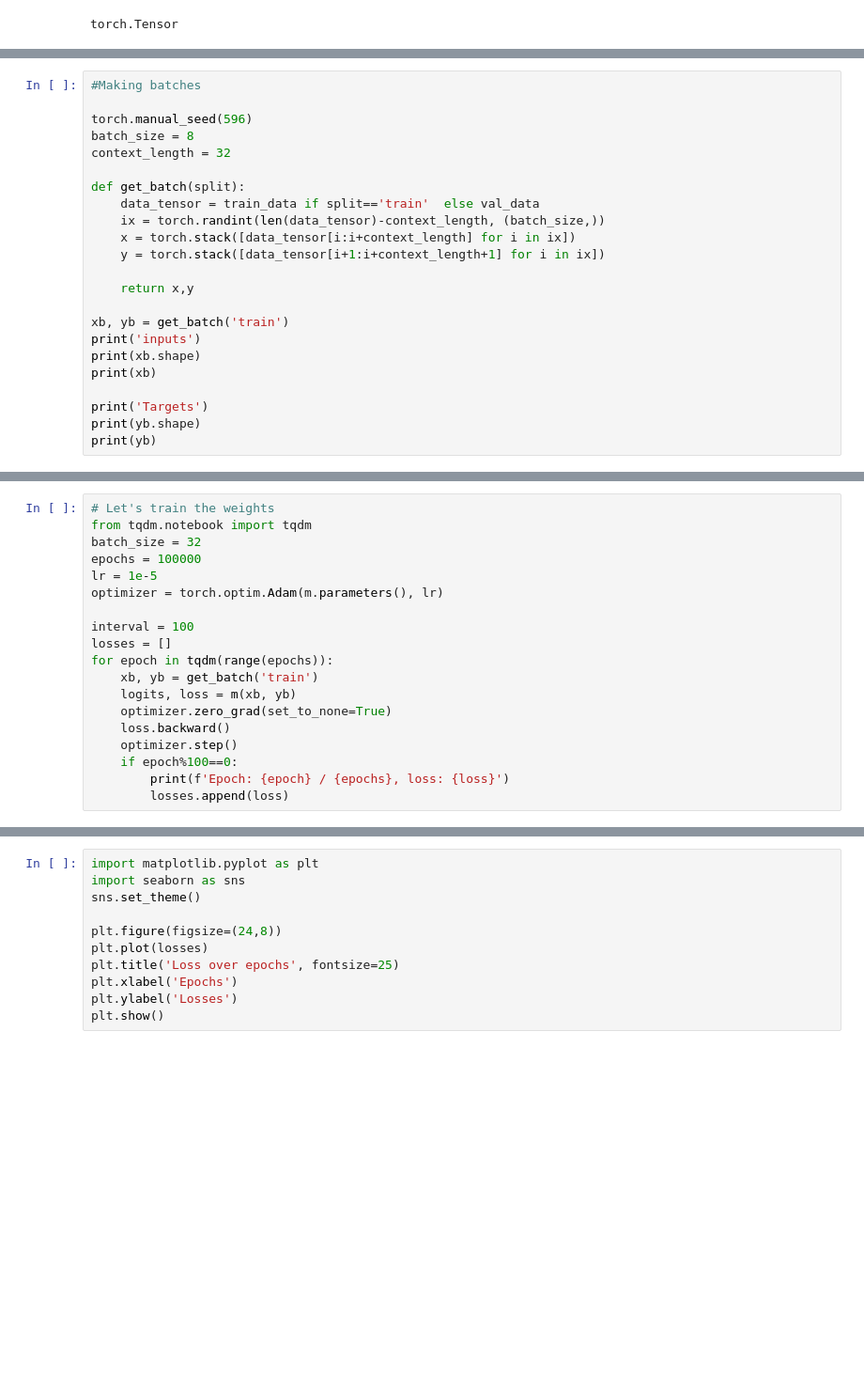
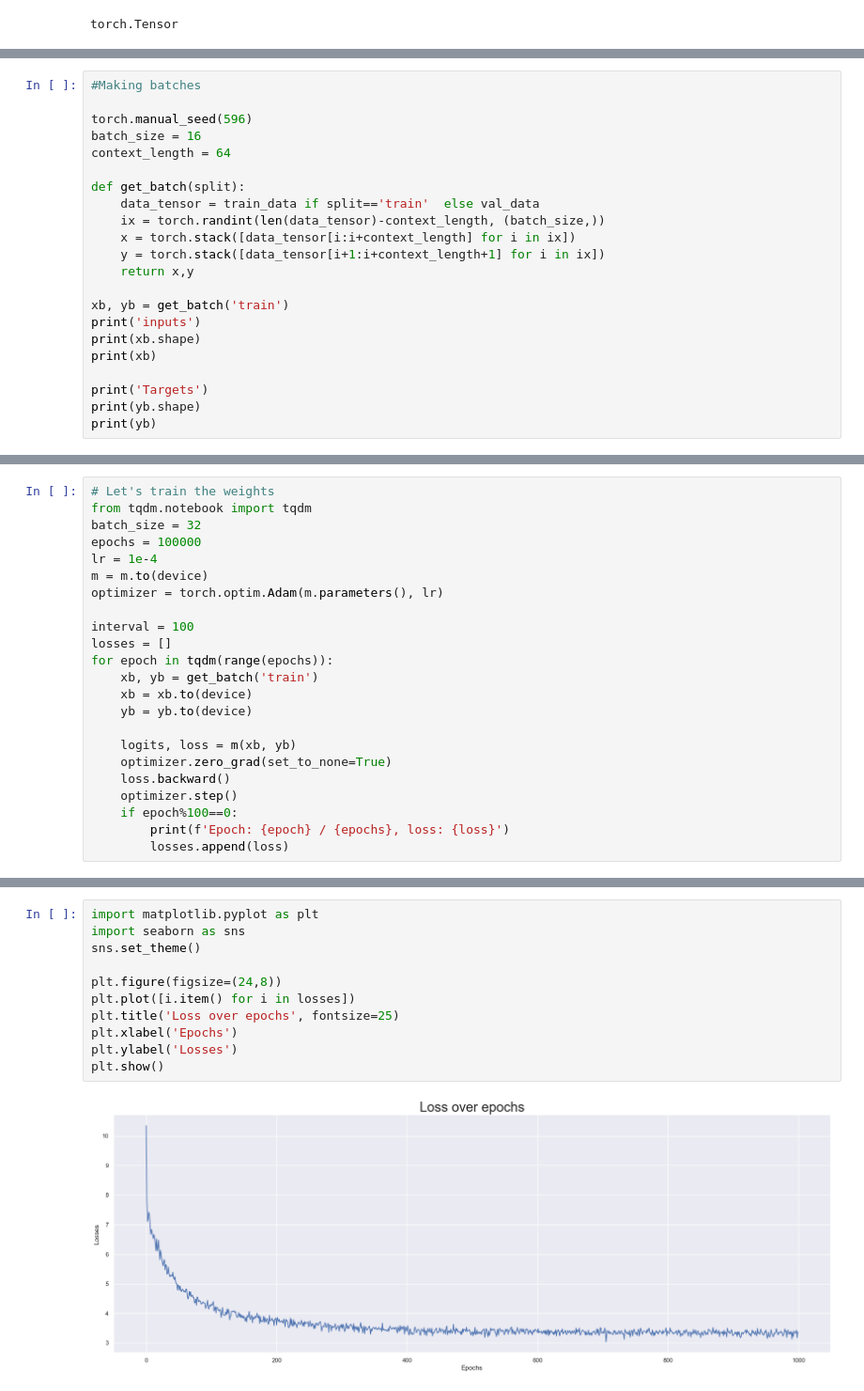
Before and after one commit to GuptAmit725/LLM_FROM_SCRATCH, a Jupyter notebook: mlLLM.ipynb, the cells around one changed output, grey strips where cells are left out. Shown at 94% size. Cells and saved outputs as stored; diff of their text form; blank space fills up the shorter version.

```diff
--- a/mlLLM.ipynb
+++ b/mlLLM.ipynb
@@ -67,15 +67,14 @@ Input: [6591, 3698, 7743, 6923, 355, 418, 5451, 4793], output: 6816
 #Making batches
 
 torch.manual_seed(596)
-batch_size = 8
-context_length = 32
+batch_size = 16
+context_length = 64
 
 def get_batch(split):
     data_tensor = train_data if split=='train'  else val_data
     ix = torch.randint(len(data_tensor)-context_length, (batch_size,))
     x = torch.stack([data_tensor[i:i+context_length] for i in ix])
     y = torch.stack([data_tensor[i+1:i+context_length+1] for i in ix])
-
     return x,y
 
 xb, yb = get_batch('train')
@@ -228,13 +249,17 @@ without the written permission of the copyright holder. ii Contents 1 Preliminar
 from tqdm.notebook import tqdm
 batch_size = 32
 epochs = 100000
-lr = 1e-5
+lr = 1e-4
+m = m.to(device)
 optimizer = torch.optim.Adam(m.parameters(), lr)
 
 interval = 100
 losses = []
 for epoch in tqdm(range(epochs)):
     xb, yb = get_batch('train')
+    xb = xb.to(device)
+    yb = yb.to(device)
+
     logits, loss = m(xb, yb)
     optimizer.zero_grad(set_to_none=True)
     loss.backward()
@@ -250,11 +288,13 @@ Epoch: 300 / 100000, loss: 9.063387870788574
 # %%
 import matplotlib.pyplot as plt
 import seaborn as sns
 sns.set_theme()
 
 plt.figure(figsize=(24,8))
-plt.plot(losses)
+plt.plot([i.item() for i in losses])
 plt.title('Loss over epochs', fontsize=25)
 plt.xlabel('Epochs')
 plt.ylabel('Losses')
 plt.show()
+# %% [output]
+[figure, added]
```
Also changed, not shown: parts of 15 cells of this notebook.
